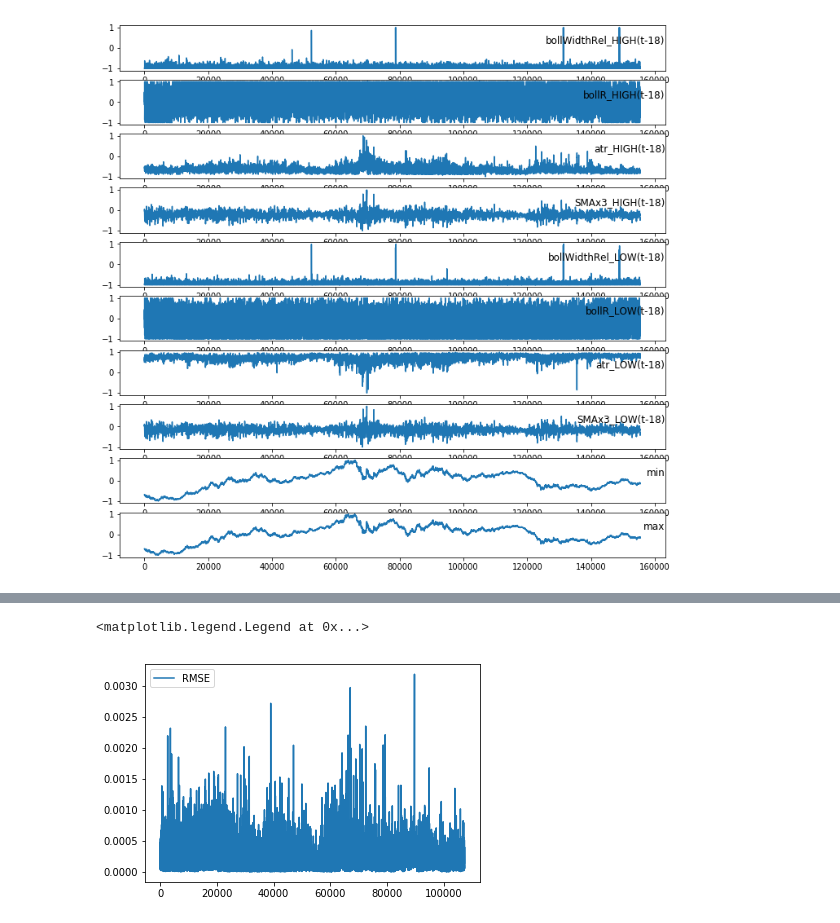
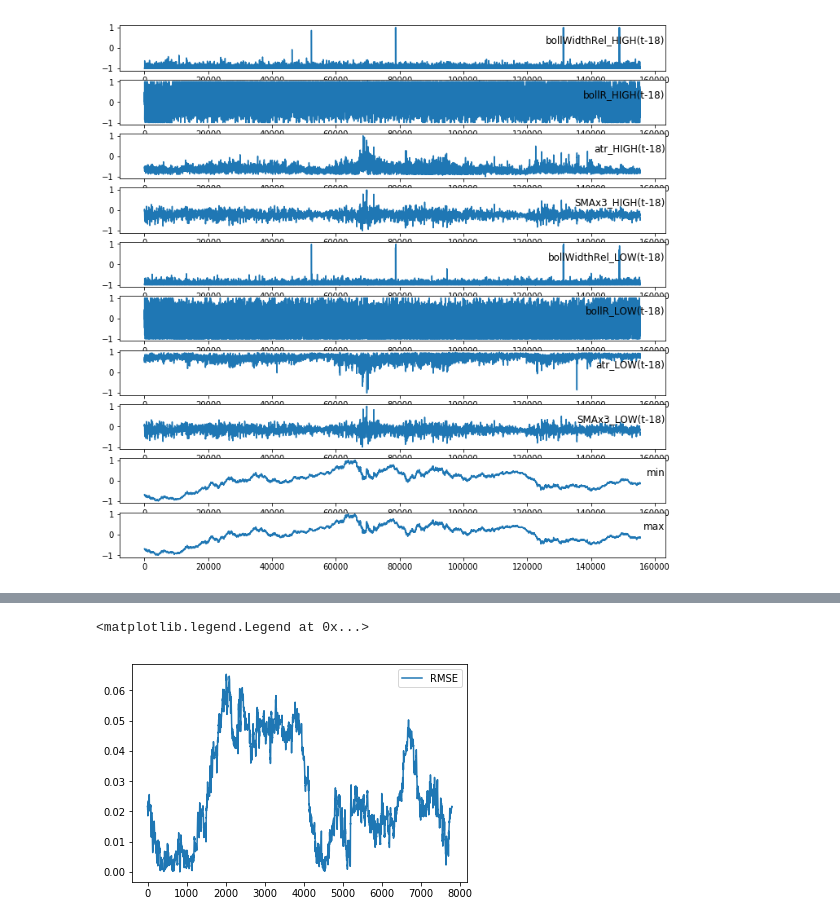
Before and after one commit to raulMrello/MachineLearning_for_Trading, a Jupyter notebook: FinTech_LSTM.ipynb, the cells around one changed output, grey strips where cells are left out. Saved outputs shown, nothing was run; the diff lists cells and outputs as text; code cells hidden in the pictures.

```diff
--- a/FinTech_LSTM.ipynb
+++ b/FinTech_LSTM.ipynb
@@ -690,9 +703,9 @@ def build_stacked_lstm(num_cells, num_layers, num_inputs, num_in_steps, num_outp
   opt = keras.optimizers.Adam(lr=0.002, beta_1=0.9, beta_2=0.999, epsilon=None, decay=0.00001, amsgrad=False)
   model.compile(optimizer=opt, loss='mse', metrics=['accuracy'])
 
-  #checkpoint = ModelCheckpoint(filepath, monitor='val_acc', verbose=1, save_best_only=True, mode='max')
+  checkpoint = ModelCheckpoint(filepath, monitor='val_acc', verbose=1, save_best_only=True, mode='max')
   #download_weights = DownloadWeights(filepath)
-  checkpoint = ModelCheckpoint(filepath, monitor='val_loss', verbose=0, save_best_only=False, save_weights_only=False, mode='auto', period=1)
+  #checkpoint = ModelCheckpoint(filepath, monitor='val_loss', verbose=0, save_best_only=False, save_weights_only=False, mode='auto', period=1)
   fitlogger = FitLogger('fit.csv')
   # callback para visualización en tensorboard
   #tbCallBack = TensorBoard(log_dir='./log', histogram_freq=1,write_graph=True,write_grads=True,batch_size=batch_size,write_images=True)
@@ -740,16 +754,0 @@ epoch_count = 0
-# %%
-####################################################################################
-# PASO 16: Realiza el entrenamiento de la red
-num_epochs = 20
-nb_epoch = 20
-
-try:
-  for i in range(0, num_epochs, nb_epoch):
-    print('Iniciando entrenamiento en epoch=',epoch_count)
-    history = model.fit(x_train, y_train, epochs=nb_epoch, batch_size=batch_size, callbacks=callbacks_list, validation_data=(x_test,y_test), verbose=2, shuffle=True)
-    num_epochs += nb_epoch
-except:
-  print('Model fit Exception:', sys.exc_info()[0])
-
-if ENABLE_GOOGLE_COLAB:
-  files.download(file_weights)
@@ -774,9 +754,0 @@ Epoch 20/20
-# %%
-plt.plot(callbacks_list[1].loss[:])
-plt.plot(callbacks_list[1].val_loss[:])
-plt.title('model loss')
-plt.ylabel('loss')
-plt.xlabel('epoch')
-plt.legend(['train', 'test'], loc='upper right')
-plt.show()
-epoch_count += num_epochs
@@ -785,6 +811,8 @@ epoch_count += num_epochs
 # %%
-# Evalúa el funcionamiento con la partición de evaluación
-scores = model.evaluate(x_validation, y_validation, verbose=2)
+# Evalúa el funcionamiento con la partición de test
+test_x = x_test[0,:,:].reshape(x_test.shape[1], num_in_steps, num_inputs)
+test_y = y_test[0,:,:].reshape(y_test.shape[1], num_out_steps * num_outputs)
+scores = model.evaluate(test_x, test_y, verbose=2)
 print('Model Loss: ', scores[0])
 print("Model Accuracy: %.2f%%" % (scores[1]*100))
 # %% [output]
@@ -793,31 +821,30 @@ Model Accuracy: 63.98%
 # %%
 import math
 
-x_data = x_test.copy()
-y_data = y_test.copy()
+x_data = test_x
+y_data = test_y
 
 rmse = list()
 for sample in range(x_data.shape[0]):
     # Realizo predicción del primer conjunto de datos
     x = x_data[sample].reshape(1, num_in_steps, num_inputs)
     y = y_data[sample].reshape(1,num_outputs * num_out_steps)
     predictions = model.predict(x, batch_size=1,verbose=0)
 
     # deshago el scaling
     xy_values = np.concatenate((x.reshape(1, x.shape[1]*x.shape[2]), y),axis=1)
     xy_values = scaler.inverse_transform(xy_values)
-
     xyhat_values = np.concatenate((x.reshape(1, x.shape[1]*x.shape[2]), predictions),axis=1)
     xyhat_values = scaler.inverse_transform(xyhat_values)
 
     # Calculo el error RMSE
     rmse_val = math.sqrt(sk.mean_squared_error(xy_values[0,-(num_outputs * num_out_steps):], xyhat_values[0,-(num_outputs * num_out_steps):], multioutput = 'uniform_average'))
     rmse.append(rmse_val)
     #print('RMSE: %f' % rmse_val)
 
 plt.plot(np.asarray(rmse))
 plt.legend(['RMSE'])
 # %% [output]
 <matplotlib.legend.Legend at 0x...>
-[figure, old version]
+[figure, new version]
 # %%
```
Also changed, not shown: parts of 13 cells of this notebook, 3 other files.
